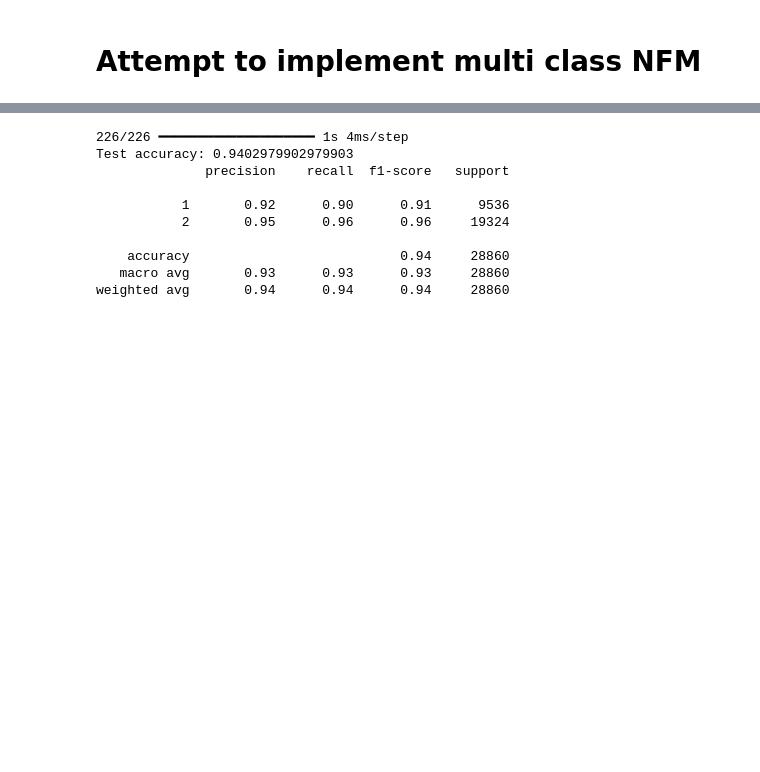
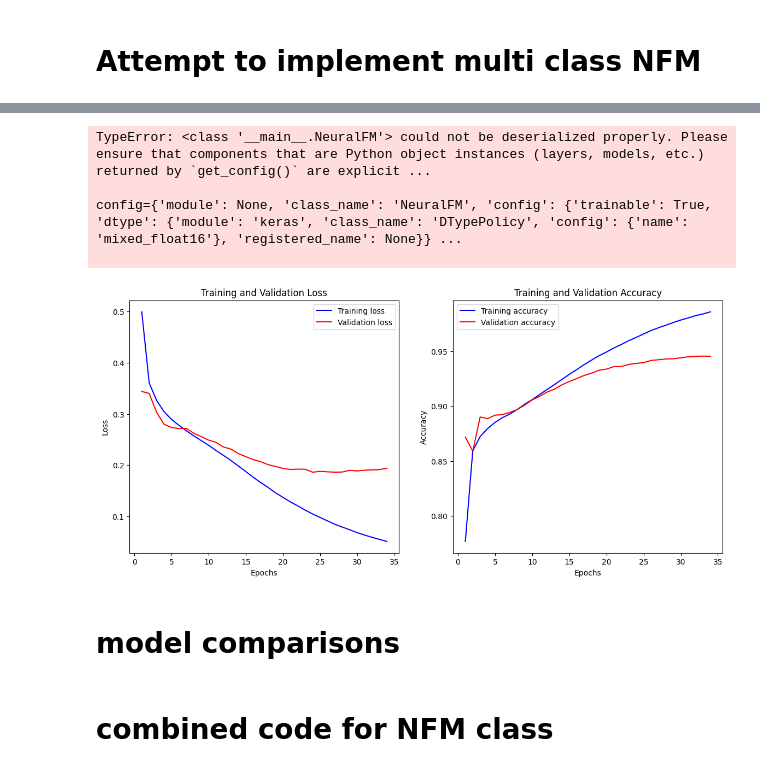
Before and after one commit to MarsImmortal/neural_factorization_machine, a Jupyter notebook: NFM.ipynb, the cells around one changed output, grey strips where cells are left out. Drawn from its saved outputs; the diff is of its cells as text; code cells hidden in the pictures; blank space fills up the shorter version.

Commit message:
complete multi class implementation and start implementing comparison and experimentation phase

```diff
--- a/NFM.ipynb
+++ b/NFM.ipynb
@@ -839,7 +907,7 @@ early_stopping = EarlyStopping(monitor='val_loss', patience=10, restore_best_wei
 tensorboard_callback = TensorBoard(log_dir="./logs", profile_batch=0)
 
 # Train model
-history = model.fit(
+history_multiclass = model.fit(
     train_dataset,
     epochs=200,
     validation_data=val_dataset,
@@ -871,4 +939,8 @@ Epoch 34/200
 # %%
+from tensorflow.keras.models import load_model
+
+
+model_multiclass = load_model('neural_fm_model_multiclass.keras', custom_objects={'NeuralFM': NeuralFM})
 # Evaluate model on test data
 y_pred = model.predict(test_dataset)
 
@@ -884,13 +956,7 @@ print(f"Test accuracy: {accuracy}")
 from sklearn.metrics import classification_report
 print(classification_report(y_test_classes, y_pred_classes))
 # %% [output]
-226/226 ━━━━━━━━━━━━━━━━━━━━ 1s 4ms/step
-Test accuracy: 0.9402979902979903
-              precision    recall  f1-score   support
+TypeError: <class '__main__.NeuralFM'> could not be deserialized properly. Please ensure that components that are Python object instances (layers, models, etc.) returned by `get_config()` are explicit ...
 
-           1       0.92      0.90      0.91      9536
-           2       0.95      0.96      0.96     19324
+config={'module': None, 'class_name': 'NeuralFM', 'config': {'trainable': True, 'dtype': {'module': 'keras', 'class_name': 'DTypePolicy', 'config': {'name': 'mixed_float16'}, 'registered_name': None}} ...
 
-    accuracy                           0.94     28860
-   macro avg       0.93      0.93      0.93     28860
-weighted avg       0.94      0.94      0.94     28860
@@ -896,0 +965,37 @@ weighted avg       0.94      0.94      0.94     28860
+# %%
+# Extract the loss and accuracy from the history object
+train_loss = history_multiclass.history['loss']
+val_loss = history_multiclass.history['val_loss']
+train_accuracy = history_multiclass.history['accuracy']
+val_accuracy = history_multiclass.history['val_accuracy']
+
+# Number of epochs
+epochs = range(1, len(train_loss) + 1)
+
+# Plot the loss over epochs
+plt.figure(figsize=(14, 6))
+
+plt.subplot(1, 2, 1)
+plt.plot(epochs, train_loss, 'b', label='Training loss')
+plt.plot(epochs, val_loss, 'r', label='Validation loss')
+plt.title('Training and Validation Loss')
+plt.xlabel('Epochs')
+plt.ylabel('Loss')
+plt.legend()
+
+# Plot the accuracy over epochs
+plt.subplot(1, 2, 2)
+plt.plot(epochs, train_accuracy, 'b', label='Training accuracy')
+plt.plot(epochs, val_accuracy, 'r', label='Validation accuracy')
+plt.title('Training and Validation Accuracy')
+plt.xlabel('Epochs')
+plt.ylabel('Accuracy')
+plt.legend()
+
+plt.show()
+# %% [output]
+[figure, added]
+# %% [markdown]
+# model comparisons
+# %% [markdown]
+# combined code for NFM class
```
Also changed, not shown: parts of 20 cells of this notebook.
